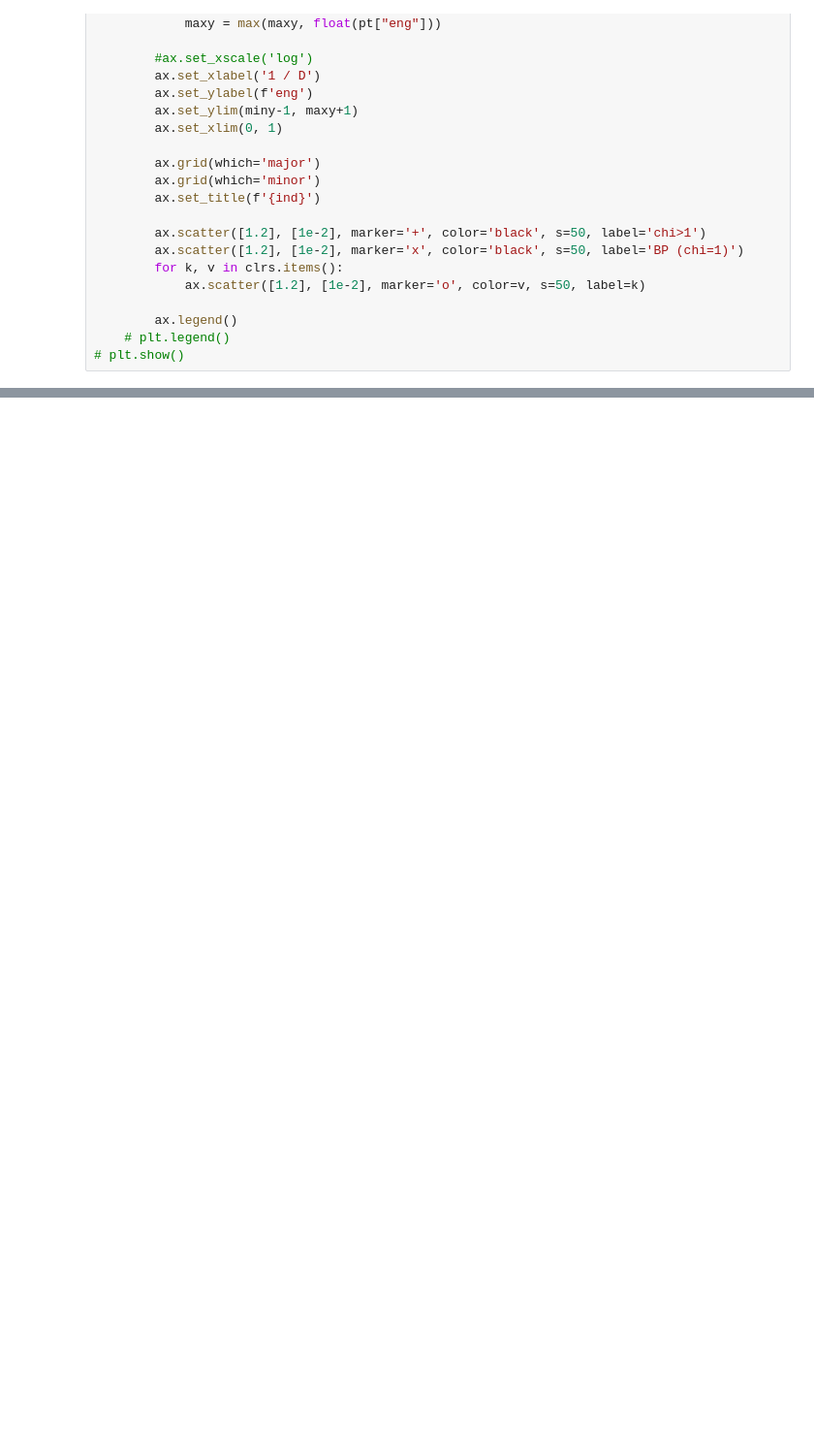
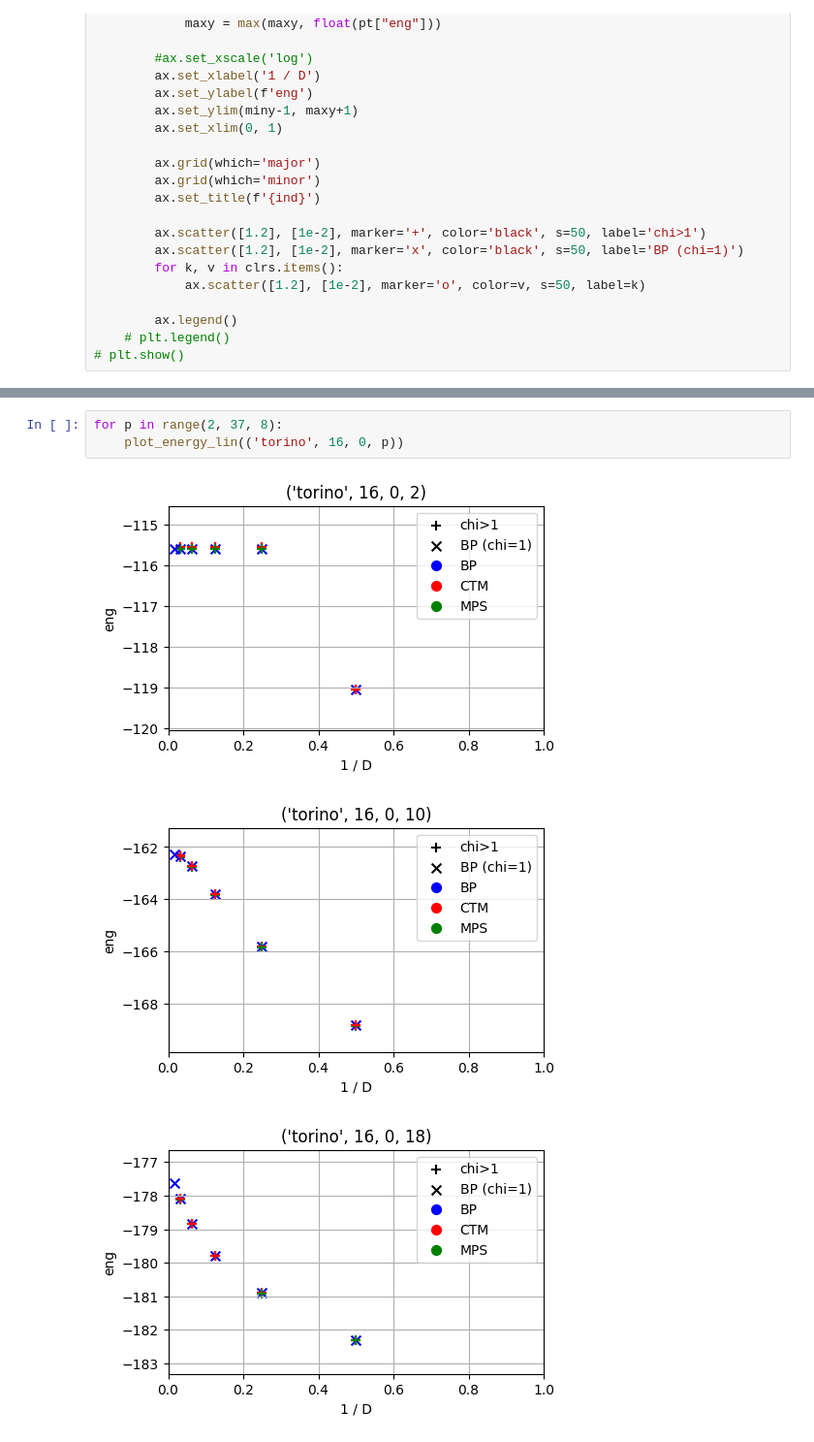
Before and after one commit to marekrams/hex, a Jupyter notebook: view_results.ipynb, the cells around one changed output, grey strips where cells are left out. Shown at 97% size. Saved outputs shown, nothing was run; the diff lists cells and outputs as text; blank space fills up the shorter version.

```diff
--- a/view_results.ipynb
+++ b/view_results.ipynb
@@ -67,0 +66,7 @@ for p in range(2, 37, 5):
+# %%
+for p in range(2, 37, 8):
+    plot_energy_lin(('torino', 16, 0, p))
+# %% [output]
+[figure, added]
+[figure, added]
+[figure, added]
```
Also changed, not shown: parts of 18 cells of this notebook.
